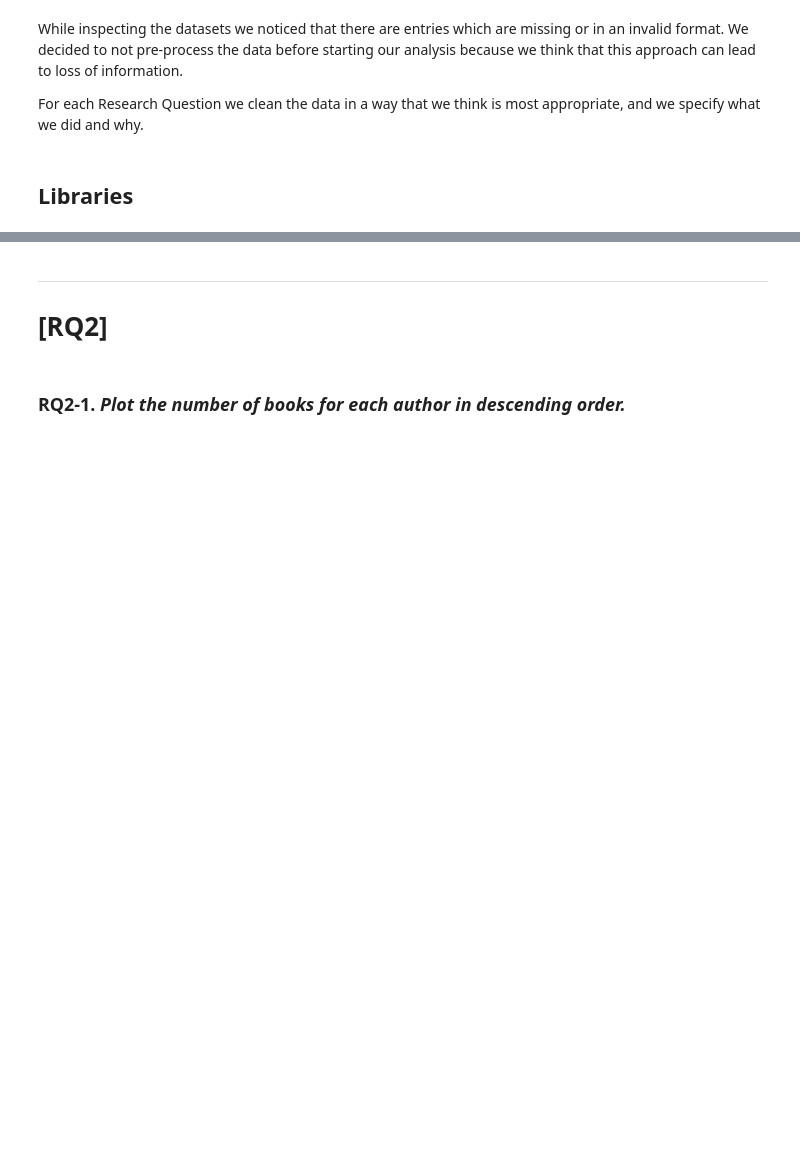
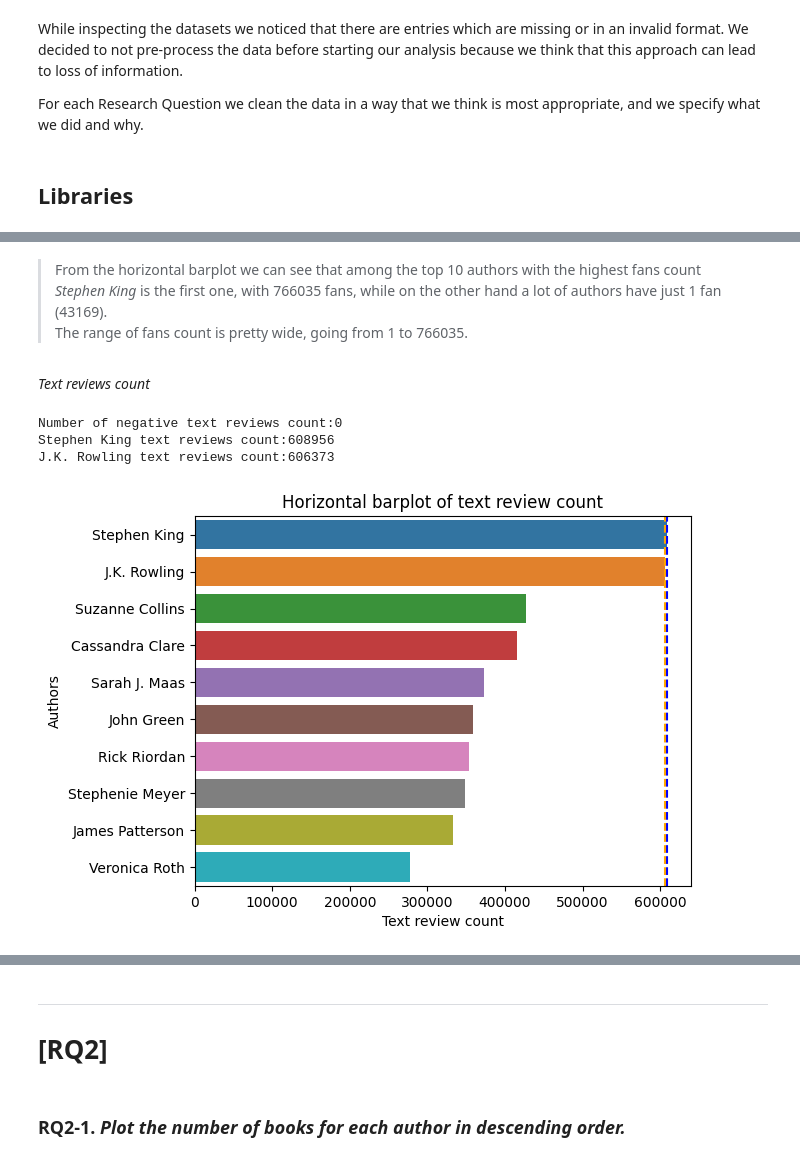
Before and after one commit to parlanti/ADM-HW2, a Jupyter notebook: main.ipynb, the cells around one changed output, grey strips where cells are left out. Cells and saved outputs as stored; diff of their text form; code cells hidden in the pictures; blank space fills up the shorter version.

```diff
--- a/main.ipynb
+++ b/main.ipynb
@@ -33,0 +350,41 @@ df_authors = pd.read_json(filepath_authors, lines = True)
+# %% [markdown]
+> From the horizontal barplot we can see that among the top 10 authors with the highest fans count *Stephen King* is the first one, with 766035 fans, while on the other hand a lot of authors have just 1 fan (43169). <br>
+The range of fans count is pretty wide, going from 1 to 766035.
+# %% [markdown]
+*Text reviews count*
+# %%
+#text_reviews_count
+#let's check how many negative text reviews count there are and, if there are any, turn them into np.nan (numpy nan values):
+print("\033[1m" + "Number of negative text reviews count:" + "\033[0m" + str(len(authors[authors['text_reviews_count'] < 0]))) #0 negative text reviews count
+#We can see that we don't have negative numbers so we can try to plot the histogram and see what happens:
+
+#let's print just the top 10 authors with the highest text reviews count because of the computational running time:
+sum_fans = authors.groupby('name')['text_reviews_count'].sum()
+top_authors = sum_fans.sort_values(ascending = False)
+top_10_authors = top_authors.head(10)
+
+authors_pd =top_10_authors.reset_index()
+authors_pd.columns = ['author_name', 'text_reviews_count']
+
+sns.barplot(x = authors_pd['text_reviews_count'], y = authors_pd['author_name'], orient = 'h')
+
+#text reviews count of Stephen King
+out = authors[authors["name"] == "Stephen King"]
+print("\033[1m" + "Stephen King text reviews count:" + "\033[0m" + str(out["text_reviews_count"].values[0])) #608956 text reviews count
+
+#text reviews count of J.K. Rowling
+out = authors[authors["name"] == "J.K. Rowling"]
+print("\033[1m" + "J.K. Rowling text reviews count:" + "\033[0m" + str(out["text_reviews_count"].values[0])) #606373 text reviews count
+
+plt.axvline(x=608956, color='blue', linestyle='--', label='Threshold') # let's add this line to the barplot
+plt.axvline(x=606373, color='orange', linestyle='--', label='Threshold') # let's add this line to the barplot
+
+plt.xlabel('Text review count')
+plt.ylabel('Authors')
+plt.title('Horizontal barplot of text review count')
+plt.show()
+# %% [output]
+Number of negative text reviews count:0
+Stephen King text reviews count:608956
+J.K. Rowling text reviews count:606373
+[figure, added]
```
Also changed, not shown: parts of 103 cells of this notebook.
